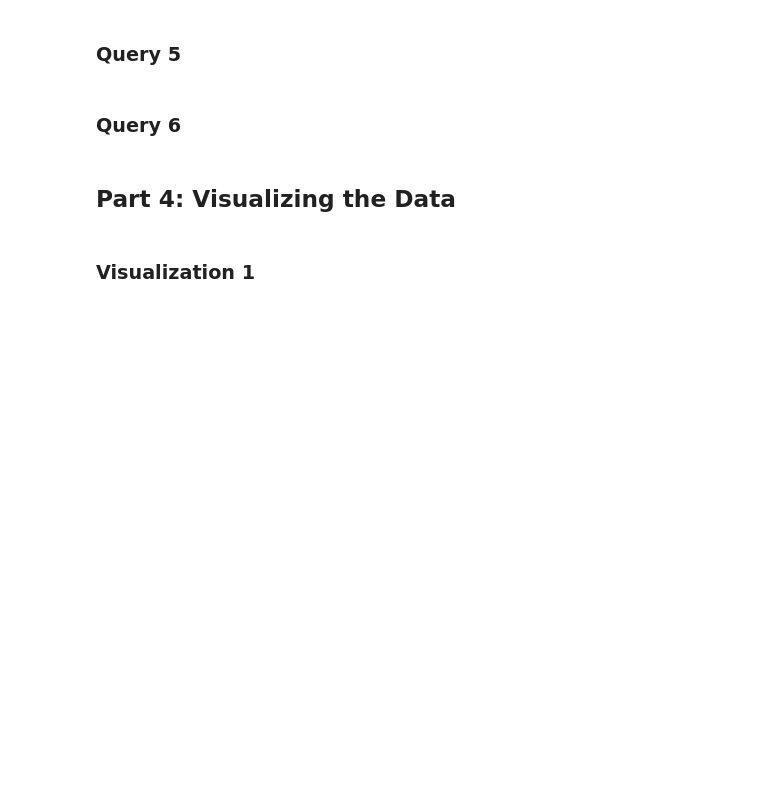
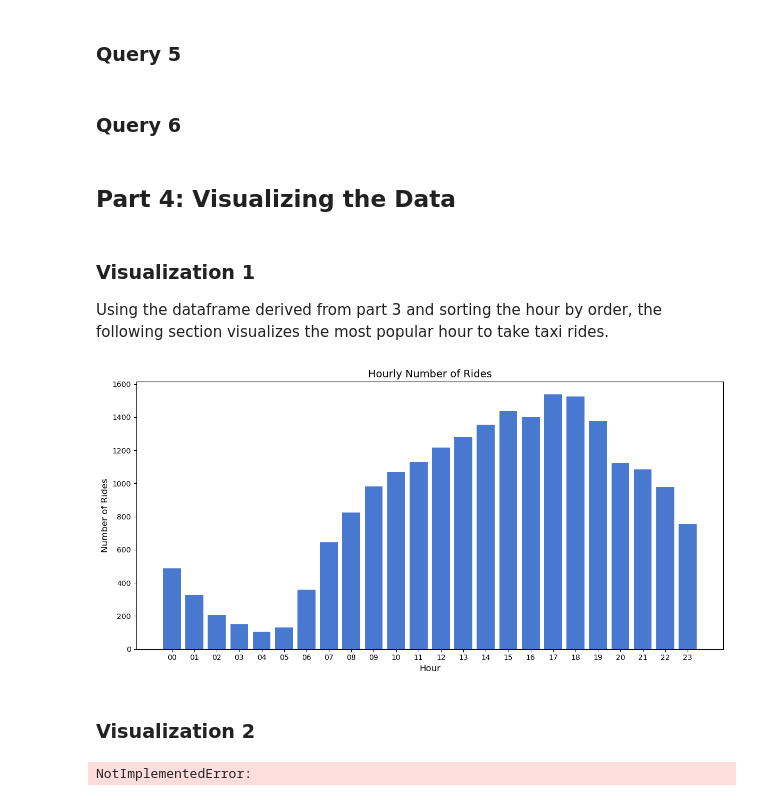
Before and after one commit to rosyzhj/4501-final-project, a Jupyter notebook: Project Scaffolding.ipynb, the cells around one changed output. Drawn from its saved outputs; the diff is of its cells as text; code cells hidden in the pictures; blank space fills up the shorter version.

Commit message:
Update Project Scaffolding.ipynb
Added docstrings, completed visualization 1, 3, 5

```diff
--- a/Project Scaffolding.ipynb
+++ b/Project Scaffolding.ipynb
@@ -57,6 +58,8 @@ except Exception as e:
         pass
     else:
         raise
+# %%
+plt.style.use("seaborn-v0_8-muted")
 # %% [markdown]
 ## Part 1: Data Preprocessing
 # %% [markdown]
@@ -1049,23 +1200,31 @@ print(df_results6)
 ## Part 4: Visualizing the Data
 # %% [markdown]
 ### Visualization 1
+Using the dataframe derived from part 3 and sorting the hour by order, the following section visualizes the most popular hour to take taxi rides.
 # %%
-# use a more descriptive name for your function
-def taxi_popular_hour(dataframe):
-    # Sort the data by the 'hour' column to ensure it's in order
+def plot_taxi_popular_hour(df: pd.DataFrame) -> None:
+    """
+    Create a bar chart showing the number of taxi rides for each hour of the day.
+
+    Args:
+        df (pd.DataFrame): A DataFrame containing two columns: "hour" (int) and "ride_count" (int)
+    """
     df_sorted = df.sort_values(by="hour")
 
-    # Create a bar chart
     plt.figure(figsize=(12, 6))
-    plt.bar(df_sorted["hour"], df_sorted["ride_count"], color="skyblue", edgecolor="black")
+    plt.bar(df_sorted["hour"], df_sorted["ride_count"])
 
-    # Add labels and title
     plt.xlabel("Hour", fontsize=12)
     plt.ylabel("Number of Rides", fontsize=12)
-    plt.title("Number of Rides by Hour of the Day", fontsize=14)
+    plt.title("Hourly Number of Rides", fontsize=14)
     plt.xticks(df_sorted["hour"], fontsize=10)
     plt.yticks(fontsize=10)
 
-    # Show the plot
     plt.tight_layout()
     plt.show()
+# %%
+plot_taxi_popular_hour(df_results1)
+# %% [output]
+[figure, added]
+# %% [markdown]
+### Visualization 2
@@ -1075,5 +1237,7 @@ def get_data_for_visual_1():
     # You can put the data queried into a pandas dataframe, if you wish
     raise NotImplementedError()
 # %%
-some_dataframe = get_data_for_visual_1()
+some_dataframe = get_data_for_visual_2()
 plot_visual_1(some_dataframe)
+# %% [output]
+NotImplementedError:
```
Also changed, not shown: parts of 32 cells of this notebook.
